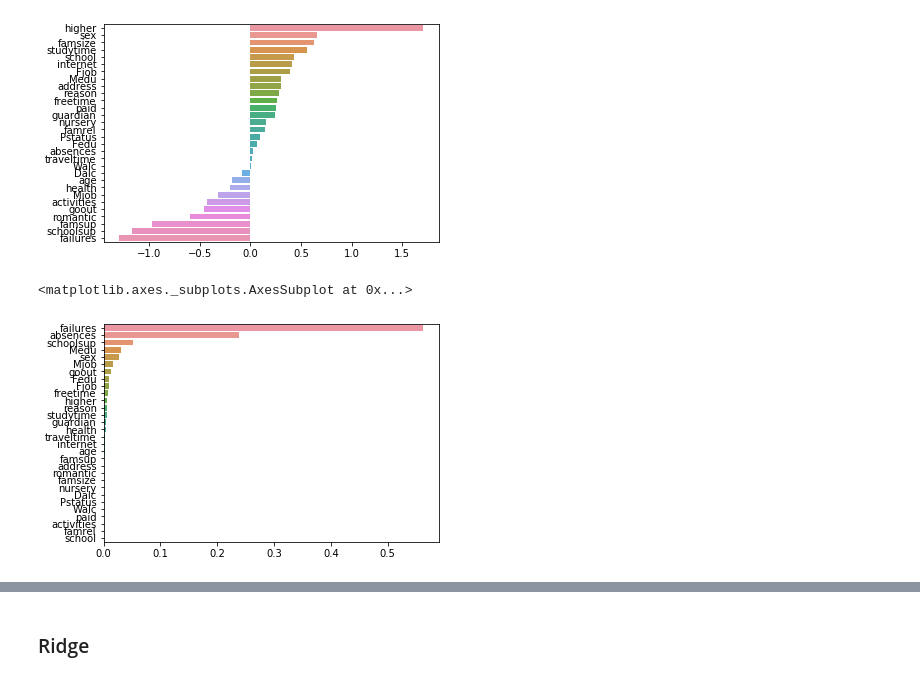
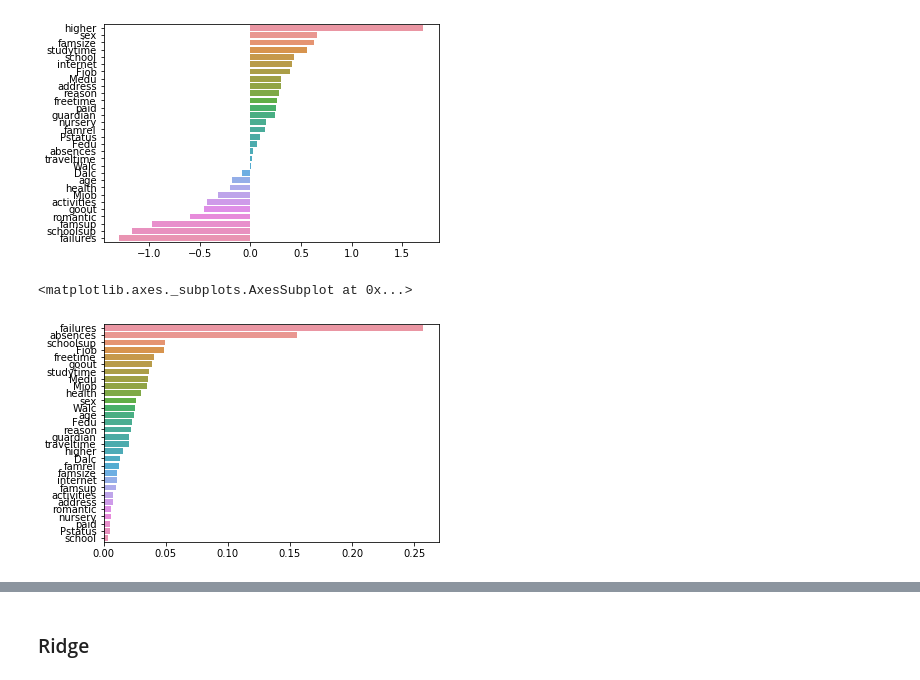
Before and after one commit to kangmincho1/Side-Projects, a Jupyter notebook: regression.ipynb, the cells around one changed output, grey strips where cells are left out. Cells and saved outputs as stored; diff of their text form; code cells hidden in the pictures.

```diff
--- a/regression.ipynb
+++ b/regression.ipynb
@@ -230,11 +232,11 @@ sns.barplot(x=coef_sort.values, y=coef_sort.index)
 <matplotlib.axes._subplots.AxesSubplot at 0x...>
 [figure]
 # %%
-rf = RandomForestRegressor(n_estimators=1000, max_depth=2)
-rf.fit(features, target)
-feature = pd.Series(data=rf.feature_importances_, index=features.columns)
+rf2 = RandomForestRegressor(n_estimators=1000, max_depth=5)
+rf2.fit(features, target)
+feature = pd.Series(data=rf2.feature_importances_, index=features.columns)
 feature = feature.sort_values(ascending=False)
 sns.barplot(x=feature, y=feature.index)
 # %% [output]
 <matplotlib.axes._subplots.AxesSubplot at 0x...>
-[figure, old version]
+[figure, new version]
```
Also changed, not shown: parts of 33 cells of this notebook.
